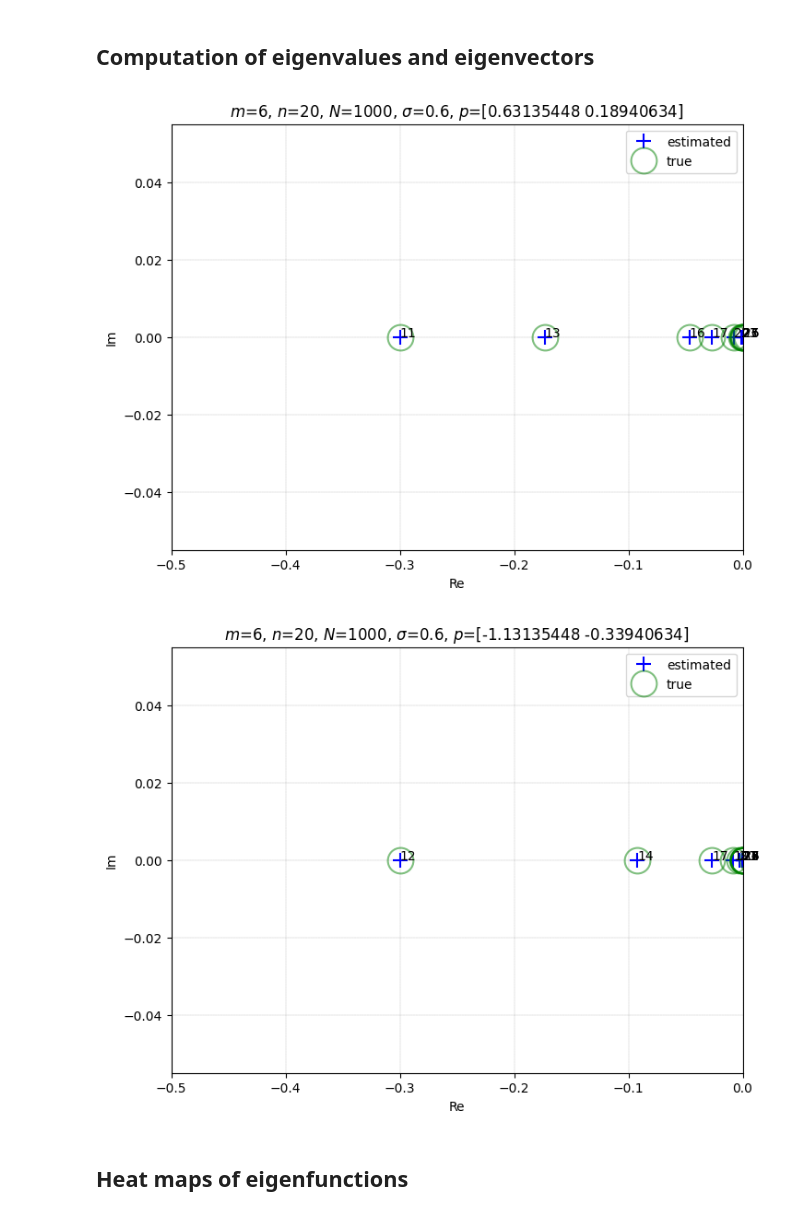
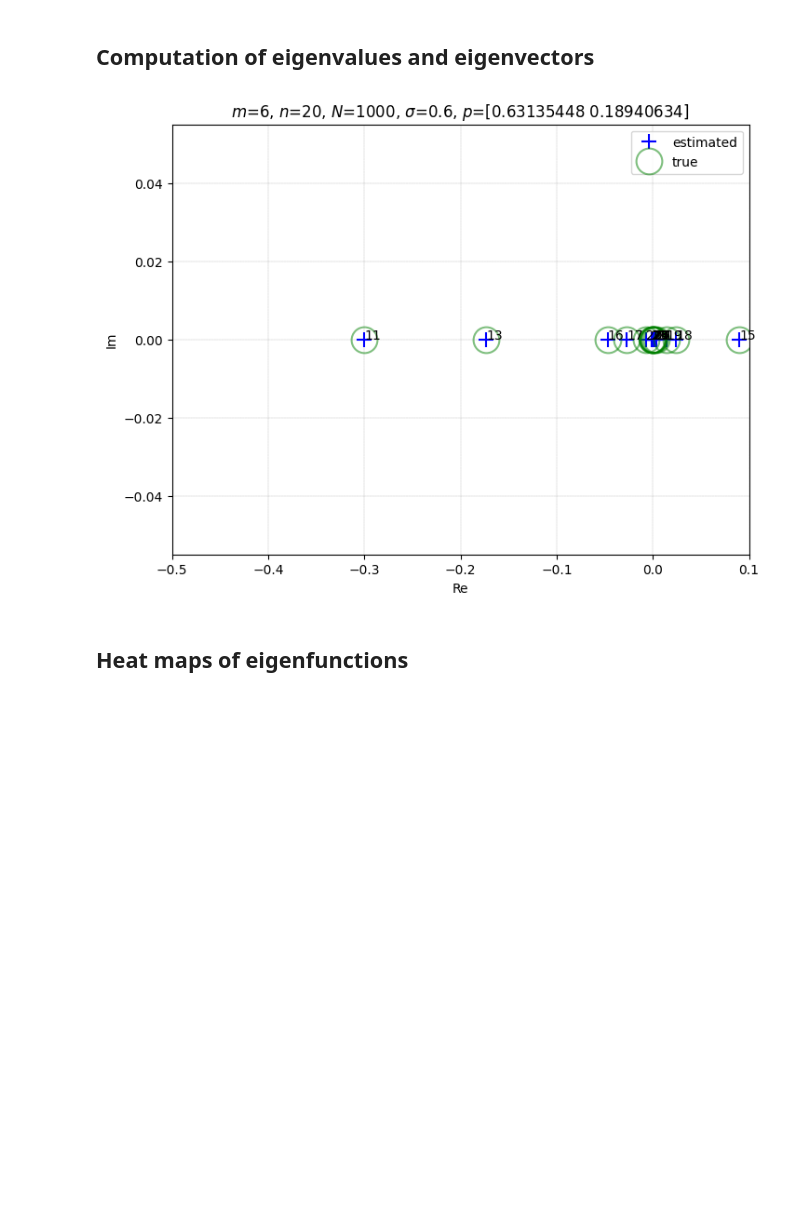
Before and after one commit to 1sa014kawa/JetDMD, a Jupyter notebook: Algorithm3.ipynb, the cells around one changed output. Saved outputs shown, nothing was run; the diff lists cells and outputs as text; code cells hidden in the pictures; blank space fills up the shorter version.

```diff
--- a/Algorithm3.ipynb
+++ b/Algorithm3.ipynb
@@ -59,20 +21,31 @@ rm = comb(m+d,d, exact = True) # dimension of V_{p,m}
 rn = comb(n+d,d, exact = True) # dimension of V_{p,n}
 N = 1000 # number of sample
 
-sigma_kernel = 0.6 #sigma of the exponential kernel
+# Henon map
+def henon(x, a=1.4, b=0.3):
+  return np.array([x[1] + 1 - a*x[0]**2, b*x[0]])
+def compute_henon_fixed_pts(a=1.4, b=0.3):
+  return np.array([[(b-1 + np.sqrt((b-1)**2+4*a))/(2*a), b*(b-1 + np.sqrt((b-1)**2+4*a))/(2*a)],
+                    [(b-1 - np.sqrt((b-1)**2+4*a))/(2*a), b*(b-1 - np.sqrt((b-1)**2+4*a))/(2*a)]]).T
+f = henon # dynamical system
+ps = compute_henon_fixed_pts()[:,[0]] #fixed points for computation
+
+# Flow map of van der Pol oscillator
+# Ts=0.5
+# f = lambda x: VanderPol(1.0).evaluate(x, t=Ts, h=1e-4) # dynamical system
+# ps = np.zeros((2,1)) #fixed points for computation
 
 # Computation of V_n^X and W_m^{X,Y}
 constV = constV_exp
 sigma_kernel = 0.6 #sigma
 b = np.zeros((2,1))
-ps = compute_henon_fixed_pts() #fixed points for computation
 r_ps = ps.shape[1] #number of the fixed points
 X = 0.5*np.random.rand(d,N) - 0.25 # Uniformly random sapmling
 VsX = np.zeros((r_ps,rn,N))
 VsY = np.zeros((r_ps,rm,N))
 for i in range(r_ps):
   VsX[i]  = constV(X + ps[:,[i]], ps[:,[i]], n, sigma_kernel, b) # V_n^X
-  VsY[i]  = constV(henon(X + ps[:,[i]]), ps[:,[i]], m, sigma_kernel, b) # V_n^Y
+  VsY[i]  = constV(f(X + ps[:,[i]]), ps[:,[i]], m, sigma_kernel, b) # V_n^Y
 
 #Computation of A
 Cs = (VsY@(np.linalg.pinv(VsX)))[...,:rm] #exponential kernel
@@ -82,31 +55,30 @@ evals_Ko, evecs_Ko = np.linalg.eig(Cs.transpose(0,2,1))
 # %%
 for i in range(r_ps):
   # Jacobian matrix of the dynamical system at 0
-  dfp=jacmat(ps[:,[i]],henon)
+  dfp=jacmat(ps[:,[i]],f)
 
   # eigenvalues of the Jacobian matrix of the vector field at 0
   eval_dfp=np.linalg.eig(dfp)[0][0]
 
   # make the array of multiplications of eigenvalues
   evals_true =np.array([np.prod(ell, axis=0) for ell in combinations_with_replacement([1 + 0j] + list(eval_dfp),m)])
 
   # figures
   ax=plt.figure(figsize=(8,6)).add_subplot()
   ax.set_title(f'$m$={m}, $n$={n}, $N$={N}, $\sigma$={sigma_kernel}, $p$={ps[:,i]}')
   ax.grid(True, linestyle='--', color='k', linewidth=0.1)
   ax.plot(evals_Ko[i].real, evals_Ko[i].imag,  '+', c='blue', markersize=12, markeredgewidth=1.5, label='estimated')
   ax.plot(evals_true.real, evals_true.imag, 'go', alpha=0.5, markerfacecolor='none', markersize=20, markeredgewidth=1.5, label='true')
   ax.set_xlabel('Re')
   ax.set_ylabel('Im')
-  ax.set_xlim(-0.5,-0.0) # adjust the range of x
+  ax.set_xlim(-0.5,0.1) # adjust the range of x
   ax.legend()
   # add the indices of estimated eigenvalues (to specify eval_idx)
   for j, txt in enumerate(range(rm)):
     ax.annotate(txt, (evals_Ko[i].real[j], evals_Ko[i].imag[j]))
   plt.show()
 # %% [output]
-[figure, old version]
+[figure, new version]
-[figure, removed]
 # %% [markdown]
 ## Heat maps of eigenfunctions
 # %% [markdown]
```
Also changed, not shown: parts of 10 cells of this notebook.
